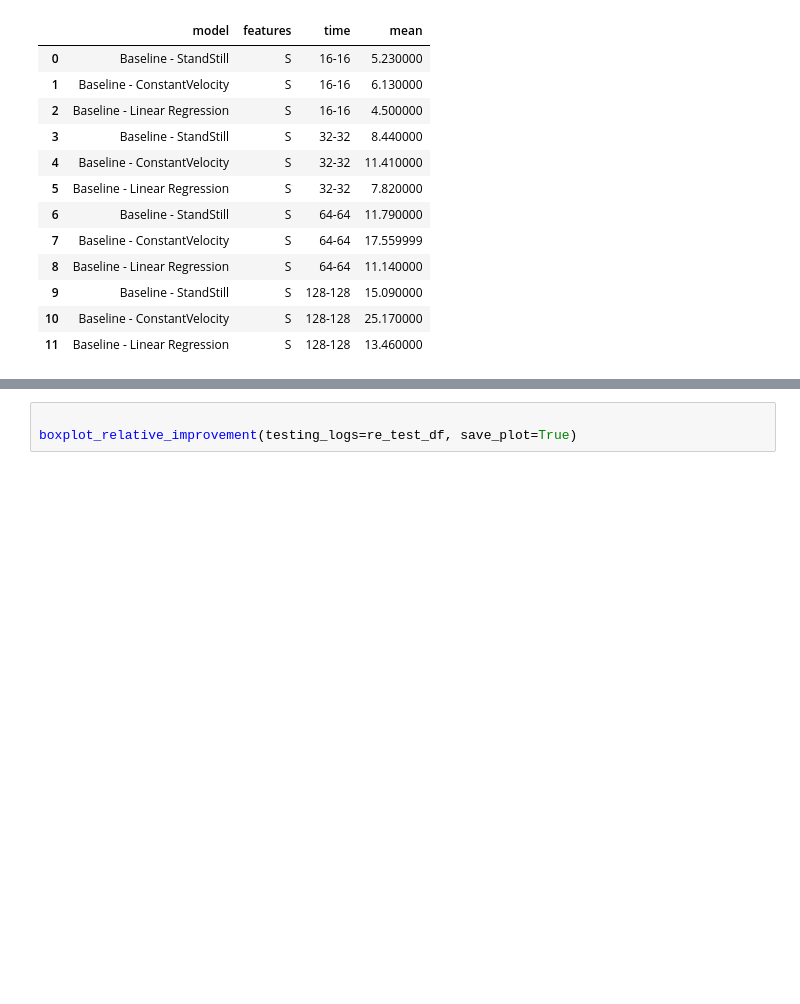
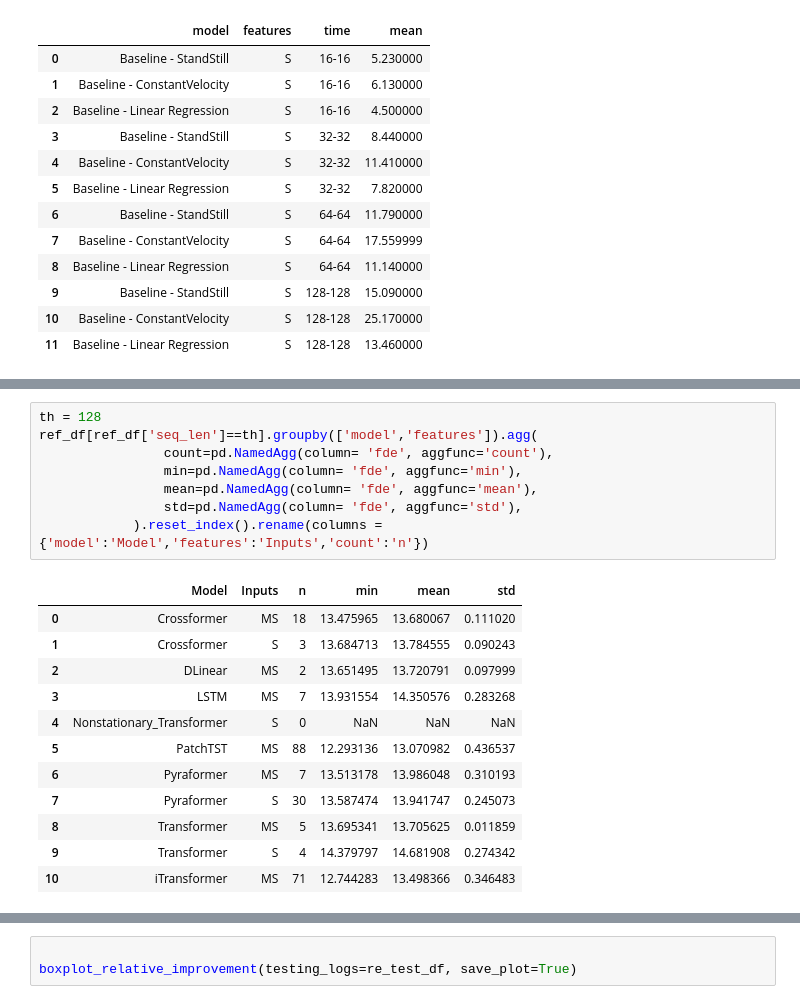
Before and after one commit to arnaud-odet/Time-Series-Library, a Jupyter notebook: results.ipynb, the cells around one changed output, grey strips where cells are left out. Saved outputs shown, nothing was run; the diff lists cells and outputs as text; blank space fills up the shorter version.

```diff
--- a/results.ipynb
+++ b/results.ipynb
@@ -786,0 +833,21 @@ latex_df
+# %%
+th = 128
+ref_df[ref_df['seq_len']==th].groupby(['model','features']).agg(
+                count=pd.NamedAgg(column= 'fde', aggfunc='count'),
+                min=pd.NamedAgg(column= 'fde', aggfunc='min'),
+                mean=pd.NamedAgg(column= 'fde', aggfunc='mean'),
+                std=pd.NamedAgg(column= 'fde', aggfunc='std'),
+            ).reset_index().rename(columns = {'model':'Model','features':'Inputs','count':'n'})
+# %% [output]
+|  | Model | Inputs | n | min | mean | std |
+| 0 | Crossformer | MS | 18 | 13.475965 | 13.680067 | 0.111020 |
+| 1 | Crossformer | S | 3 | 13.684713 | 13.784555 | 0.090243 |
+| 2 | DLinear | MS | 2 | 13.651495 | 13.720791 | 0.097999 |
+| 3 | LSTM | MS | 7 | 13.931554 | 14.350576 | 0.283268 |
+| 4 | Nonstationary_Transformer | S | 0 | NaN | NaN | NaN |
+| 5 | PatchTST | MS | 88 | 12.293136 | 13.070982 | 0.436537 |
+| 6 | Pyraformer | MS | 7 | 13.513178 | 13.986048 | 0.310193 |
+| 7 | Pyraformer | S | 30 | 13.587474 | 13.941747 | 0.245073 |
+| 8 | Transformer | MS | 5 | 13.695341 | 13.705625 | 0.011859 |
+| 9 | Transformer | S | 4 | 14.379797 | 14.681908 | 0.274342 |
+| 10 | iTransformer | MS | 71 | 12.744283 | 13.498366 | 0.346483 |
```
Also changed, not shown: parts of 7 cells of this notebook, 3 other files.
